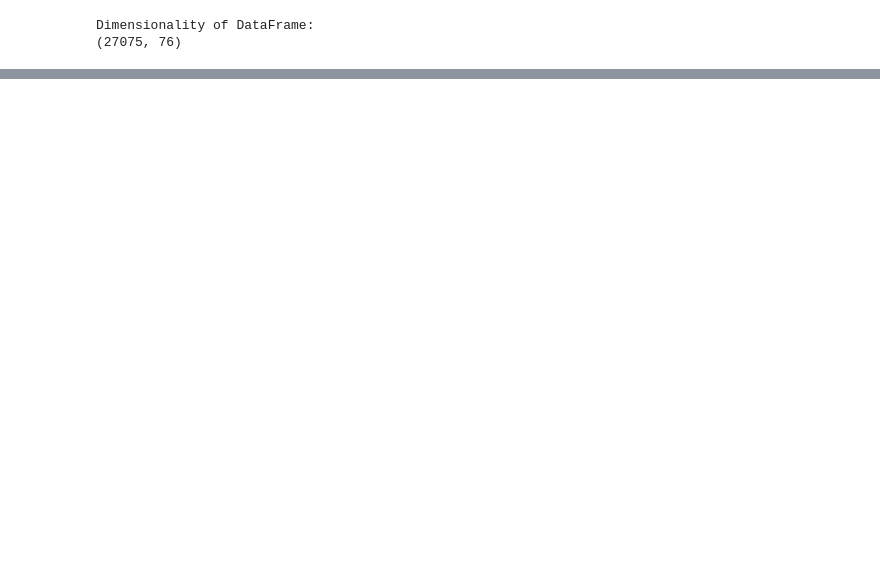
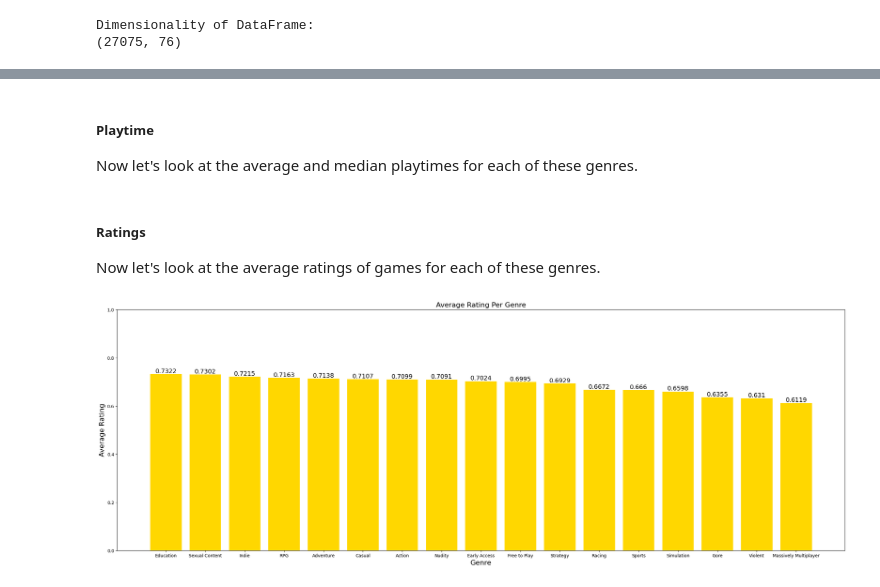
Before and after one commit to kevinrr888/kevinrr888.github.io, a Jupyter notebook: game_popularity.ipynb, the cells around one changed output, grey strips where cells are left out. Drawn from its saved outputs; the diff is of its cells as text; code cells hidden in the pictures; blank space fills up the shorter version.

```diff
--- a/game_popularity.ipynb
+++ b/game_popularity.ipynb
@@ -288,0 +415,4 @@ We can now move on to the next step.
+# %% [markdown]
+##### **Playtime**
+
+Now let's look at the average and median playtimes for each of these genres.
@@ -288,0 +421,29 @@ We can now move on to the next step.
+# %% [markdown]
+##### **Ratings**
+
+Now let's look at the average ratings of games for each of these genres.
+# %%
+genres = ['Action', 'Free to Play', 'Strategy', 'Adventure', 'Indie', 'RPG', 'Casual', 'Simulation', 'Racing', 'Violent', \
+    'Massively Multiplayer', 'Nudity', 'Sports', 'Early Access', 'Gore', 'Education', 'Sexual Content']
+
+plt.figure(figsize=(30,10))
+plt.xlabel("Genre", fontsize=16)
+plt.ylabel("Average Rating", fontsize=16)
+plt.title("Average Rating Per Genre", fontsize=16)
+
+genre_to_rating = {}
+# For each genre we will plot the average rting
+for genre in genres:
+    # Filter the df to just include the rows/games which are the genre 'genre'
+    filtered_df = games_df.loc[games_df["genre_" + genre] == 1]
+    # Round to avoid long chart labels
+    genre_to_rating.update({genre : round(mean(filtered_df['rating']), 4)})
+
+# Sort genre_to_rating in descending order
+sorted_dict = dict(sorted(genre_to_rating.items(), key=lambda x:x[1], reverse=True))
+barplot = plt.bar(sorted_dict.keys(), sorted_dict.values(), color='gold')
+plt.bar_label(barplot, labels=sorted_dict.values(), fontsize=14)
+plt.ylim([0, 1])
+plt.show()
+# %% [output]
+[figure, added]
```
Also changed, not shown: parts of 12 cells of this notebook, 1 other file.
